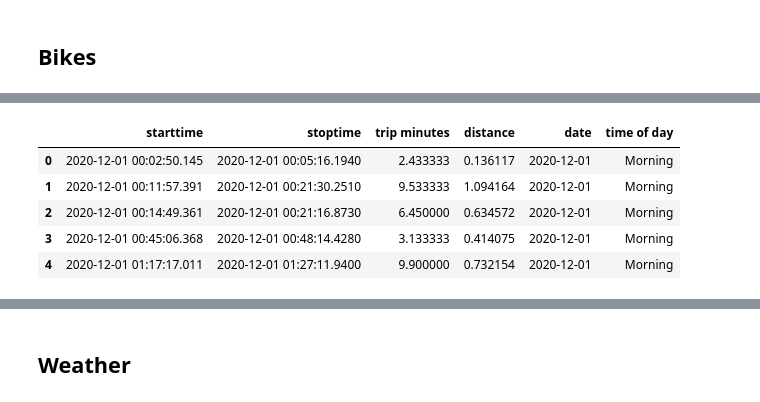
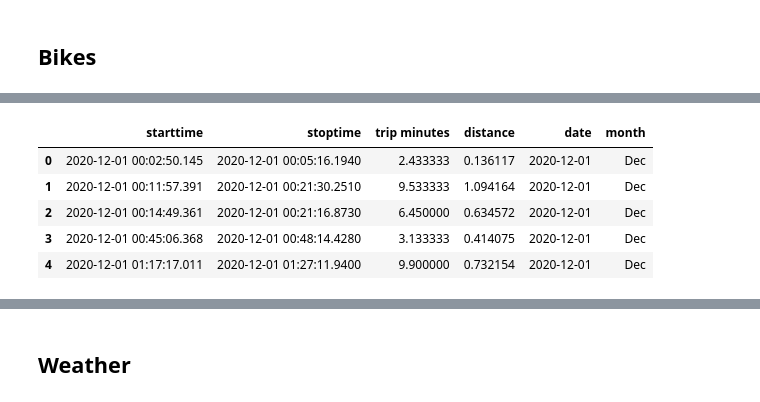
Before and after one commit to nallen19/DSandML, a Jupyter notebook: Project/Project.ipynb, the cells around one changed output, grey strips where cells are left out. Saved outputs shown, nothing was run; the diff lists cells and outputs as text; code cells hidden in the pictures.

```diff
--- a/Project/Project.ipynb
+++ b/Project/Project.ipynb
@@ -136,17 +148,14 @@ plt.show()
 # %%
 df_bike_clean = df_bike_clean[['starttime', 'stoptime', 'trip minutes', 'distance']].copy()
 
 df_bike_clean['starttime'] = pd.to_datetime(df_bike_clean['starttime'])
 df_bike_clean['date'] = df_bike_clean['starttime'].dt.date
-df_bike_clean['time of day'] = pd.cut(df_bike_clean['starttime'].dt.hour,
-                                      bins=[0, 12, 16, 24],
-                                      labels=['Morning', 'Afternoon', 'Night'],
-                                      right=False)
+df_bike_clean['month'] = df_bike_clean['starttime'].dt.month.apply(lambda x: calendar.month_abbr[x])
 df_bike_clean.head()
 # %% [output]
-|  | starttime | stoptime | trip minutes | distance | date | time of day |
-| 0 | 2020-12-01 00:02:50.145 | 2020-12-01 00:05:16.1940 | 2.433333 | 0.136117 | 2020-12-01 | Morning |
-| 1 | 2020-12-01 00:11:57.391 | 2020-12-01 00:21:30.2510 | 9.533333 | 1.094164 | 2020-12-01 | Morning |
-| 2 | 2020-12-01 00:14:49.361 | 2020-12-01 00:21:16.8730 | 6.450000 | 0.634572 | 2020-12-01 | Morning |
-| 3 | 2020-12-01 00:45:06.368 | 2020-12-01 00:48:14.4280 | 3.133333 | 0.414075 | 2020-12-01 | Morning |
-| 4 | 2020-12-01 01:17:17.011 | 2020-12-01 01:27:11.9400 | 9.900000 | 0.732154 | 2020-12-01 | Morning |
+|  | starttime | stoptime | trip minutes | distance | date | month |
+| 0 | 2020-12-01 00:02:50.145 | 2020-12-01 00:05:16.1940 | 2.433333 | 0.136117 | 2020-12-01 | Dec |
+| 1 | 2020-12-01 00:11:57.391 | 2020-12-01 00:21:30.2510 | 9.533333 | 1.094164 | 2020-12-01 | Dec |
+| 2 | 2020-12-01 00:14:49.361 | 2020-12-01 00:21:16.8730 | 6.450000 | 0.634572 | 2020-12-01 | Dec |
+| 3 | 2020-12-01 00:45:06.368 | 2020-12-01 00:48:14.4280 | 3.133333 | 0.414075 | 2020-12-01 | Dec |
+| 4 | 2020-12-01 01:17:17.011 | 2020-12-01 01:27:11.9400 | 9.900000 | 0.732154 | 2020-12-01 | Dec |
```
Also changed, not shown: parts of 38 cells of this notebook.
